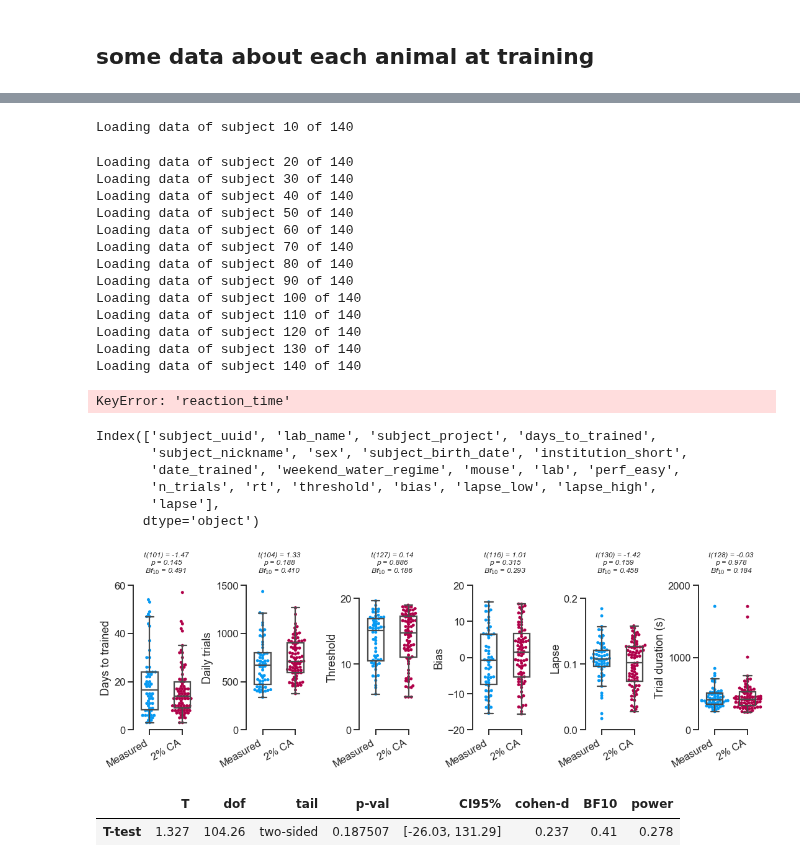
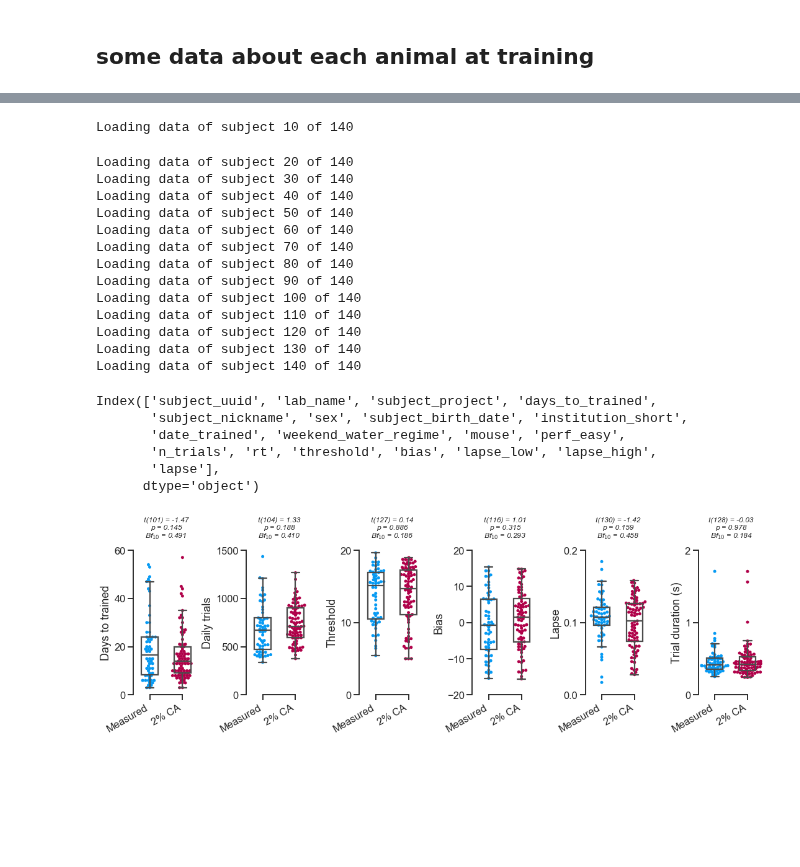
Before and after one commit to int-brain-lab/citricAcid, a Jupyter notebook: brainwidemap_mice.ipynb, the cells around one changed output, grey strips where cells are left out. Saved outputs shown, nothing was run; the diff lists cells and outputs as text; code cells hidden in the pictures; blank space fills up the shorter version.

```diff
--- a/brainwidemap_mice.ipynb
+++ b/brainwidemap_mice.ipynb
@@ -297,12 +297,12 @@ for i, nickname in enumerate(np.unique(sessions.fetch('subject_nickname'))):
     fit_result = fit_psychfunc(fit_df)
 
     # Get RT, performance and number of trials
-    reaction_time = trials['rt'].median()*1000
+    reaction_time = trials['rt'].median()
     perf_easy = trials['correct_easy'].mean()*100
     ntrials_perday = trials.groupby('session_uuid').count()['trial_id'].mean()
 
     learned.append({'mouse':nickname,
-                   'lab':(sessions & 'subject_nickname = "%s"' % nickname).fetch(
+                   'lab_name':(sessions & 'subject_nickname = "%s"' % nickname).fetch(
                                                                     'lab_name')[0],
                    'perf_easy':perf_easy,
                    'n_trials':ntrials_perday,
@@ -328,9 +328,7 @@ Loading data of subject 110 of 140
 Loading data of subject 120 of 140
 Loading data of subject 130 of 140
 Loading data of subject 140 of 140
-KeyError: 'reaction_time'
 # %%
-
 # Drop mice with faulty RT
 learned = learned[learned['rt'].notnull()]
 
@@ -340,15 +338,16 @@ learned[['perf_easy', 'rt', 'threshold', 'n_trials',
                                                         'threshold', 'n_trials', 'bias',
                                                         'lapse_low', 'lapse_high']].astype(float)
 learned['subject_nickname'] = learned.mouse
-learned['lapse'] = (learned.lapse_low + learned.lapse_high) / 2
+learned['lapse'] = (learned.lapse_low + learned.lapse_high) / 2 # average lapse
+learned['weekend_water_regime'] = learned['lab_name'].map(lab_watermap)
 
 # now merge these two dataframes
-df2 = df.merge(learned, on=['subject_nickname', 'weekend_water_regime'])
+df2 = df.merge(learned, on=['subject_nickname', 'weekend_water_regime', 'lab_name'])
 df2.columns
 # %% [output]
 Index(['subject_uuid', 'lab_name', 'subject_project', 'days_to_trained',
        'subject_nickname', 'sex', 'subject_birth_date', 'institution_short',
-       'date_trained', 'weekend_water_regime', 'mouse', 'lab', 'perf_easy',
+       'date_trained', 'weekend_water_regime', 'mouse', 'perf_easy',
        'n_trials', 'rt', 'threshold', 'bias', 'lapse_low', 'lapse_high',
        'lapse'],
       dtype='object')
@@ -357,42 +356,45 @@ Index(['subject_uuid', 'lab_name', 'subject_project', 'days_to_trained',
 vars = ['days_to_trained','n_trials', 'threshold', 'bias', 'lapse', 'rt']
 varnames = ['Days to trained','Daily trials', 'Threshold', 'Bias', 'Lapse', 'Trial duration (s)']
 
-ylims = [[0, 60], [0, 1500], [0, 22], [-20, 20], [0, 0.22], [0, 2000]]
-yticks = [[0, 20, 40, 60], [0, 500, 1000, 1500], [0, 10, 20], [-20, -10, 0, 10, 20], [0, 0.1, 0.2], [0, 1000, 2000]]
+ylims = [[0, 60], [0, 1500], [0, 20], [-20, 20], [0, 0.2], [0, 2]]
+yticks = [[0, 20, 40, 60], [0, 500, 1000, 1500], [0, 10, 20], [-20, -10, 0, 10, 20], [0, 0.1, 0.2], [0, 1, 2]]
+#markers = ['o', 's', 'v', 'P', '*', 'h', '^', 'H', 'D', 'd', 'P', 'X','p',  '^', '<', '>']
 
 condition_order = [ "restr", "CA"]
 palette = sns.xkcd_palette(['azure', 'raspberry'])
 f, ax = plt.subplots(ncols=len(vars), nrows=1, figsize=[15, 5])
 
 for vidx, v in enumerate(vars):
+    #for lab_name, df3 in df2.groupby(['lab_name']):
     sns.swarmplot(data=df2, x='weekend_water_regime', y=v, ax=ax[vidx],
                   hue='weekend_water_regime', zorder=-100,
-                  palette=palette, hue_order=condition_order)
+                  palette=palette, hue_order=condition_order, marker='o', edgecolor='w')
     sns.boxplot(x="weekend_water_regime", y=v, order=condition_order,
             data=df2, fliersize=0, boxprops={'facecolor':'None'}, width=.5, ax=ax[vidx],
             zorder=100)
     ax[vidx].get_legend().remove()
     ax[vidx].set(xlabel='', ylim=ylims[vidx], yticks=yticks[vidx], ylabel=varnames[vidx],
                 xticklabels=['Measured', '2% CA'])
     for tl in ax[vidx].get_xticklabels():
         tl.set_rotation(30)
         tl.set(ha='right')
 
     ## stats
     ca = df2.loc[df2.weekend_water_regime == 'CA', v]
     re = df2.loc[df2.weekend_water_regime == 'restr', v]
     p = pg.ttest(ca.values.astype(float), re.values.astype(float), paired=False)
     #statistic, pval = sp.stats.ttest_ind(re, ca)
     ax[vidx].set_title('t(%d) = %.2f\np = %.3f\nBf$_{10}$ = %.3f\n'%(p.dof.item(),
                                                                  p['T'].item(),
                                                                  p['p-val'].item(),
                                                                  float(p['BF10'].item())),
                        fontsize=12, fontstyle='italic')
     #print('weekend CA vs week CA: mean %d vs %d, t(%d) = %.3f, p = %.4f'%(np.mean(ca), np.mean(cc), len(ca)-1, statistic, pval))
     #pg.ttest(ca.values, re.values, paired=False)
+    pg.tost(ca.values.astype(float), re.values.astype(float), paired=False, correction='auto')
 
 f.tight_layout(pad=0.3)
 sns.despine(trim=True)
 f.savefig(os.path.join(figpath, "ibl_comparison.pdf"))
 # %% [output]
-[figure, old version]
+[figure, new version]
@@ -401,5 +400,0 @@ p  = pg.ttest(ca.values, re.values, paired=False)
-# %%
-p
-# %% [output]
-|  | T | dof | tail | p-val | CI95% | cohen-d | BF10 | power |
-| T-test | 1.327 | 104.26 | two-sided | 0.187507 | [-26.03, 131.29] | 0.237 | 0.41 | 0.278 |
```
Also changed, not shown: parts of 1 cell of this notebook, 2 other files.
